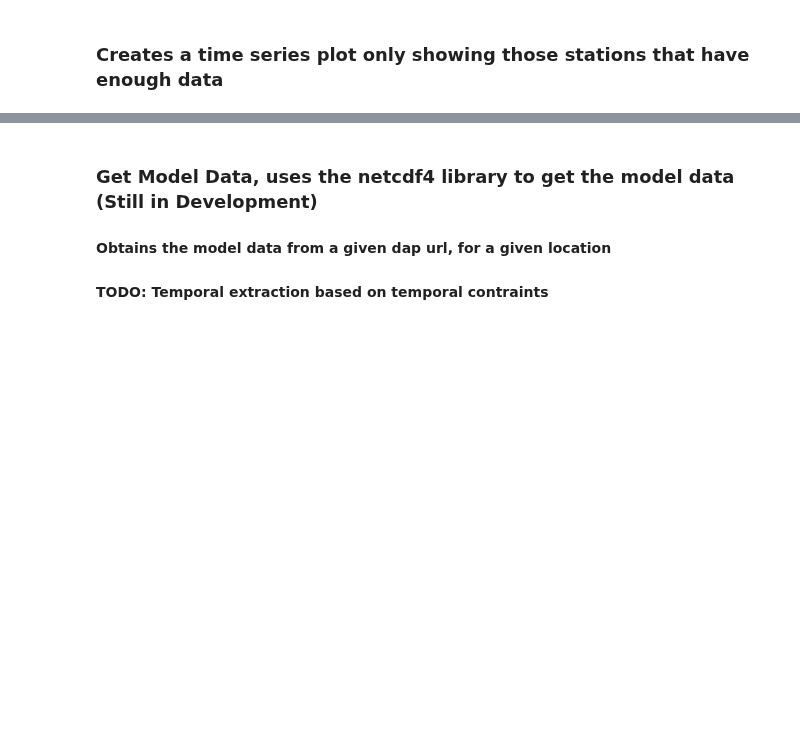
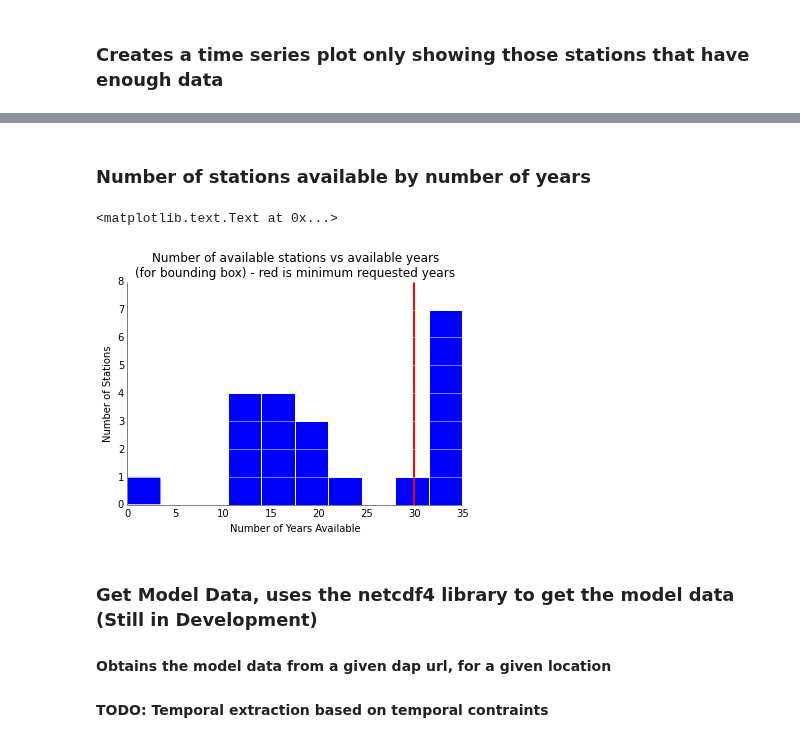
Before and after one commit to ioos/system-test, a Jupyter notebook: Theme_2_Extreme_Events/Scenario_2A_Coastal_Inundation/Scenario_2A_Water_Level_Bird_Redux.ipynb, the cells around one changed output, grey strips where cells are left out. Cells and saved outputs as stored; diff of their text form; code cells hidden in the pictures; blank space fills up the shorter version.

```diff
--- a/Theme_2_Extreme_Events/Scenario_2A_Coastal_Inundation/Scenario_2A_Water_Level_Bird_Redux.ipynb
+++ b/Theme_2_Extreme_Events/Scenario_2A_Coastal_Inundation/Scenario_2A_Water_Level_Bird_Redux.ipynb
@@ -385,3 +385,22 @@ fig.set_size_inches(14,8)
+# %% [markdown]
+### Number of stations available by number of years
+# %%
+fig, ax = plt.subplots(1)
+year_list_map = []
+for s in station_list:
+    if "data" in s:
+        years = s["data"].keys()
+        year_list_map.append(len(years))
+
+ppl.hist(ax,np.array(year_list_map), grid='y')
+plt.plot([num_years_required, num_years_required], [0, 8], 'r-', lw=2)
+ax.set_ylabel("Number of Stations")
+ax.set_xlabel("Number of Years Available")
+ax.set_title("Number of available stations vs available years\n(for bounding box) - red is minimum requested years")
+#
+# %% [output]
+<matplotlib.text.Text at 0x...>
+[figure, added]
 # %% [markdown]
 ### Get Model Data, uses the netcdf4 library to get the model data (<b>Still in Development</b>)
 #### Obtains the model data from a given dap url, for a given location
```
Also changed, not shown: parts of 8 cells of this notebook.
